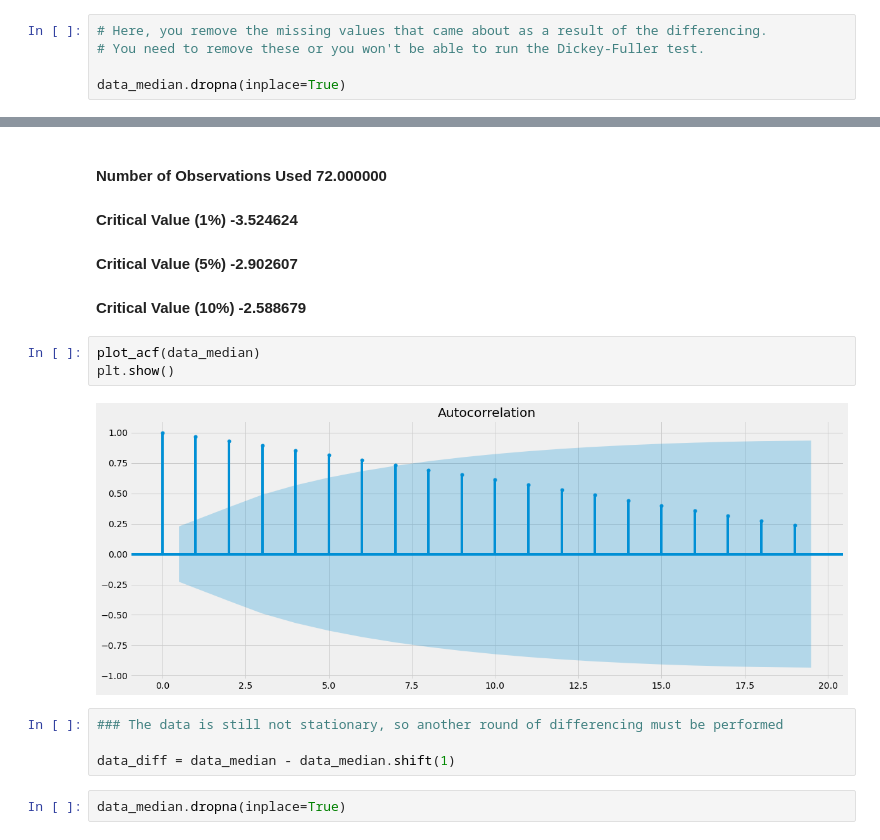
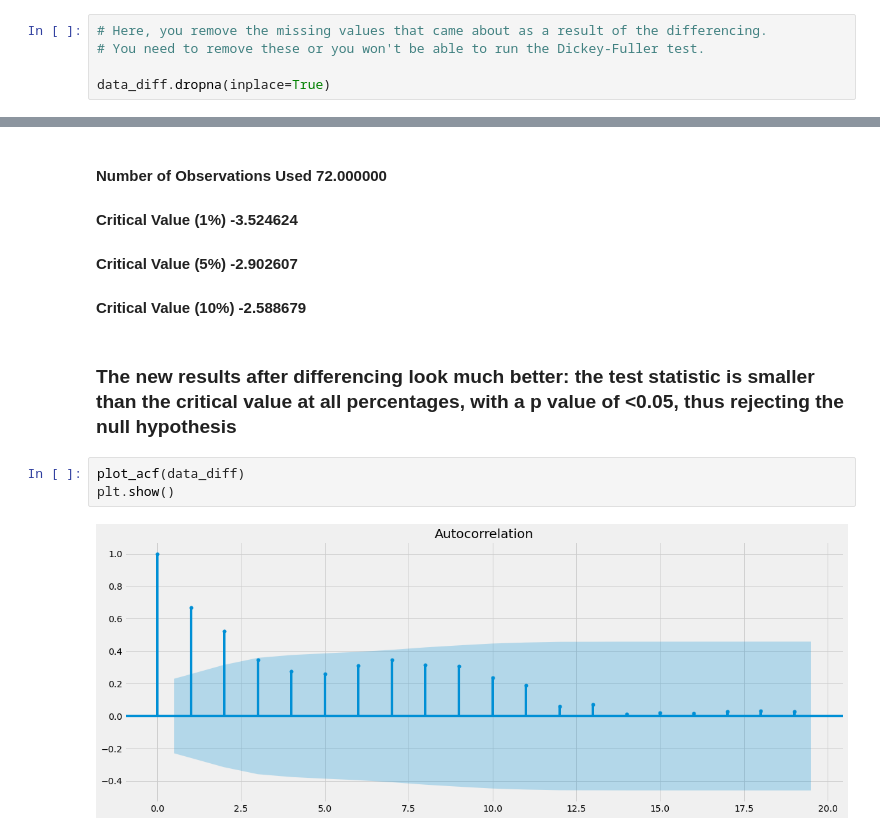
Before and after one commit to Snail-People/Rent-prices-in-the-US, a Jupyter notebook: 6.6 Sourcing & Analyzing Time Series Data.ipynb, the cells around one changed output, grey strips where cells are left out. Saved outputs shown, nothing was run; the diff lists cells and outputs as text.

```diff
--- a/6.6 Sourcing & Analyzing Time Series Data.ipynb
+++ b/6.6 Sourcing & Analyzing Time Series Data.ipynb
@@ -299,5 +300,5 @@ data_diff = data_median - data_median.shift(1) # The df.shift(1) function turns
 # Here, you remove the missing values that came about as a result of the differencing.
 # You need to remove these or you won't be able to run the Dickey-Fuller test.
 
-data_median.dropna(inplace=True)
+data_diff.dropna(inplace=True)
 # %%
@@ -344,14 +345,10 @@ dtype: float64
 #### Critical Value (1%)            -3.524624
 #### Critical Value (5%)            -2.902607
 #### Critical Value (10%)           -2.588679
+# %% [markdown]
+### The new results after differencing look much better: the test statistic is smaller than the critical value at all percentages, with a p value of <0.05, thus rejecting the null hypothesis
 # %%
-plot_acf(data_median)
+plot_acf(data_diff)
 plt.show()
 # %% [output]
-[figure, old version]
+[figure, new version]
-# %%
-### The data is still not stationary, so another round of differencing must be performed
-
-data_diff = data_median - data_median.shift(1)
-# %%
-data_median.dropna(inplace=True)
```
Also changed, not shown: parts of 25 cells of this notebook.
